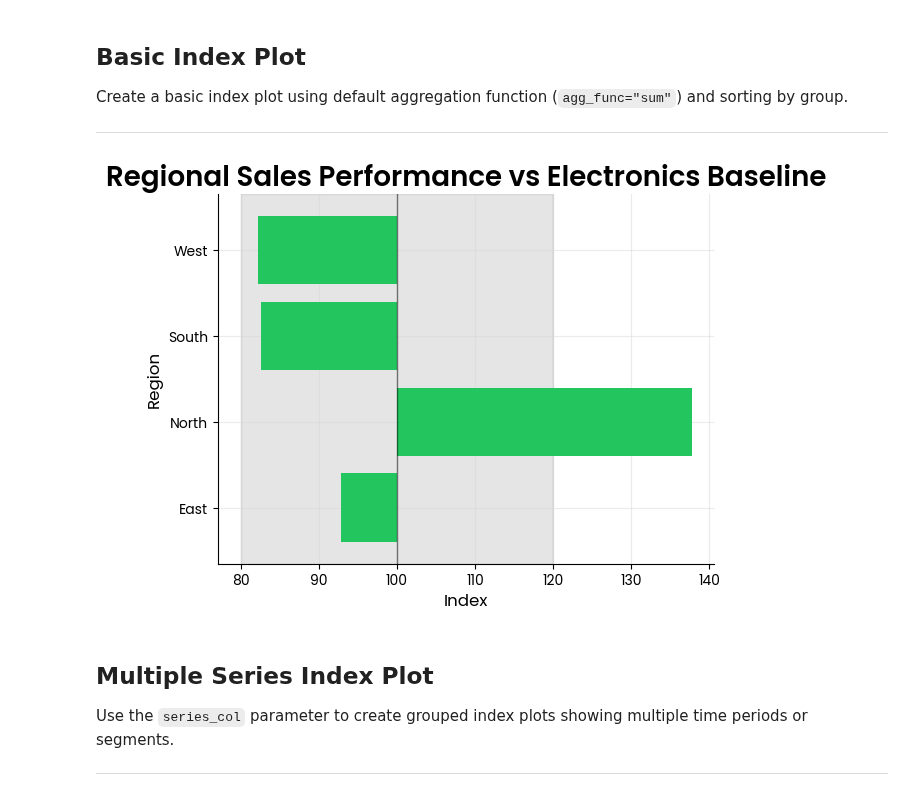
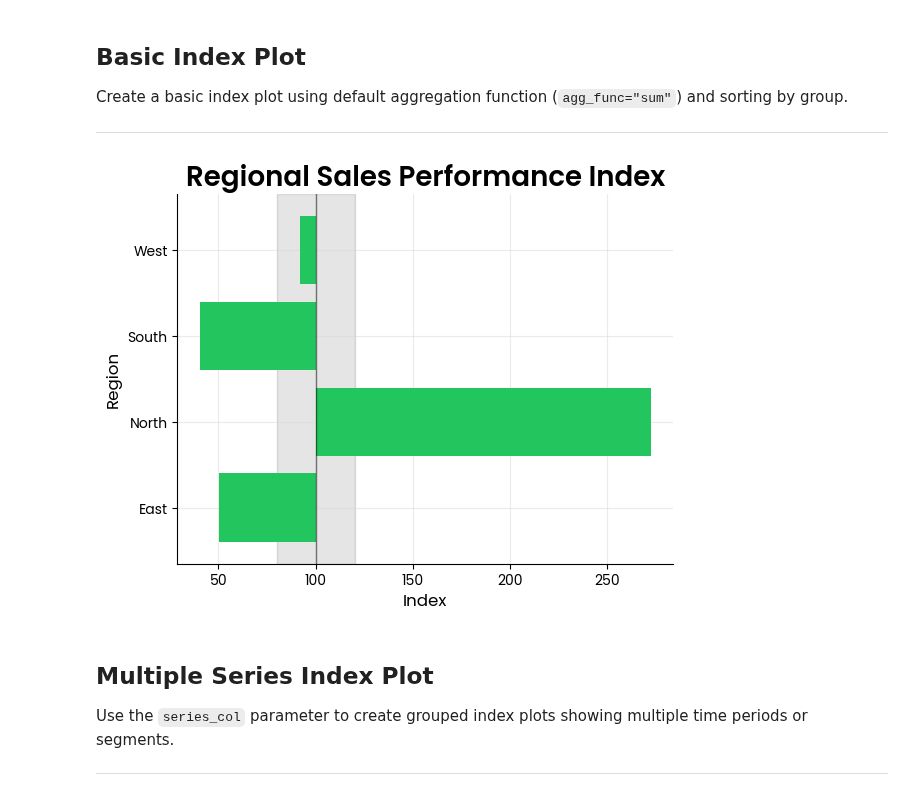
Before and after one commit to Data-Simply/pyretailscience, a Jupyter notebook: docs/gallery/plots/index_plot.ipynb, the cells around one changed output. Saved outputs shown, nothing was run; the diff lists cells and outputs as text; code cells hidden in the pictures.

```diff
--- a/docs/gallery/plots/index_plot.ipynb
+++ b/docs/gallery/plots/index_plot.ipynb
@@ -21,29 +21,41 @@ Create a basic index plot using default aggregation function (`agg_func="sum"`)
 
 ---
 # %%
-# Create sample sales data across product categories and regions
-rng = np.random.default_rng(42)
-# fmt: off
-sales_data = pd.DataFrame({
-    "product_category": ["Electronics", "Apparel", "Home", "Sports", "Beauty"] * 20,
-    "region": ["North", "South", "East", "West"] * 25,
-    "sales_amount": rng.gamma(2, 1000, 100),
-    "baseline_category": "Electronics",  # This will be our index baseline
-})
-# fmt: on
+# Create sample sales data that guarantees bars outside 80-120 range
+# Strategy: Create data where regions have very different shares in Electronics vs overall
+
+sales_data = pd.DataFrame(
+    {
+        "product_category": (["Electronics"] * 20 + ["Apparel"] * 20 + ["Home"] * 20 + ["Sports"] * 20),
+        "region": ["North", "South", "East", "West"] * 20,
+        "sales_amount": (
+            # Electronics (baseline) - North gets much higher share
+            [1000, 200, 300, 500] * 5
+            +
+            # Apparel - South gets much higher share
+            [100, 1200, 150, 250] * 5
+            +
+            # Home - East gets much higher share
+            [150, 250, 1500, 300] * 5
+            +
+            # Sports - West gets much higher share
+            [200, 300, 400, 1100] * 5
+        ),
+    },
+)
 
 ax = index.plot(
     sales_data,
     value_col="sales_amount",
     group_col="region",
     index_col="product_category",
     value_to_index="Electronics",
-    title="Regional Sales Performance vs Electronics Baseline",
+    title="Regional Sales Performance Index",
     y_label="Region",
 )
 plt.show()
 # %% [output]
-[figure, old version]
+[figure, new version]
 # %% [markdown]
 ## Multiple Series Index Plot
 
```
Also changed, not shown: parts of 13 cells of this notebook.
